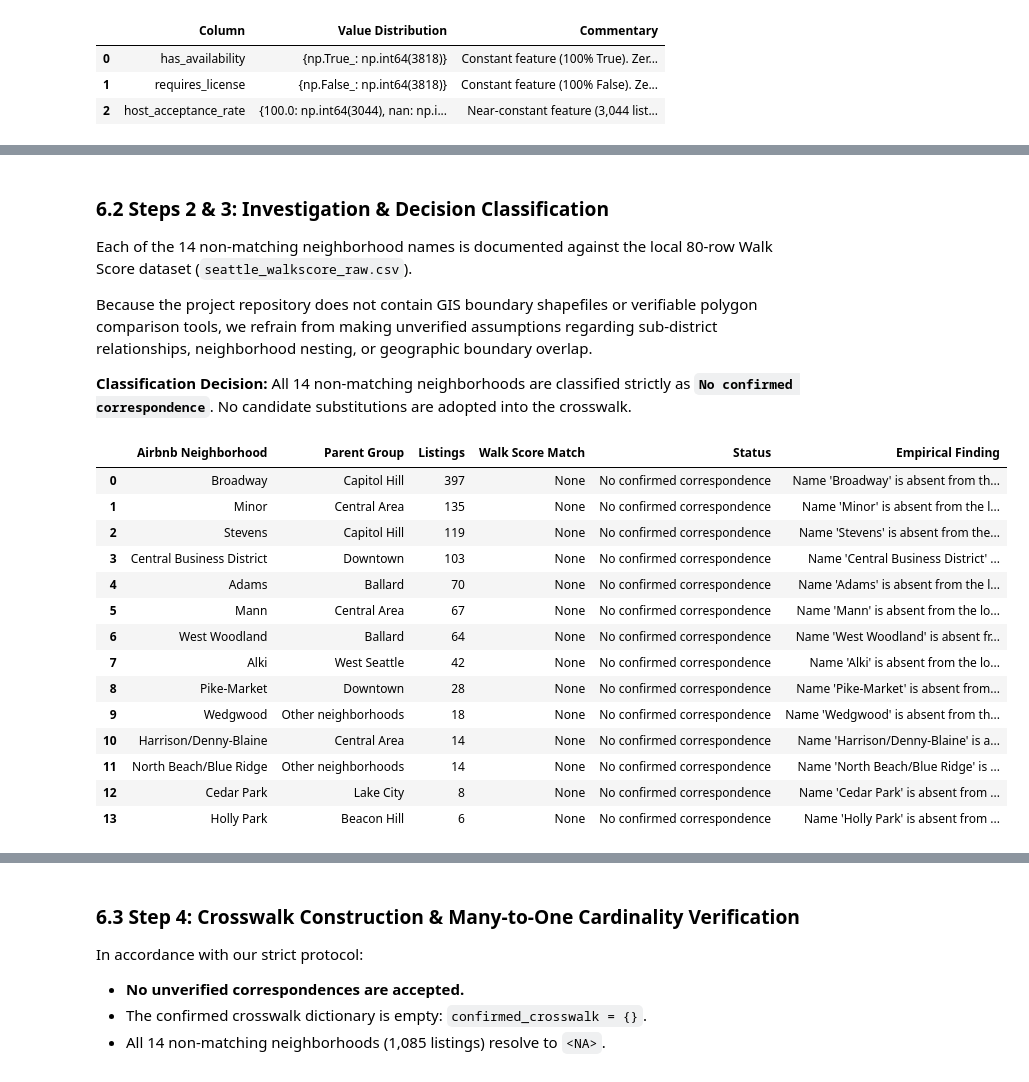
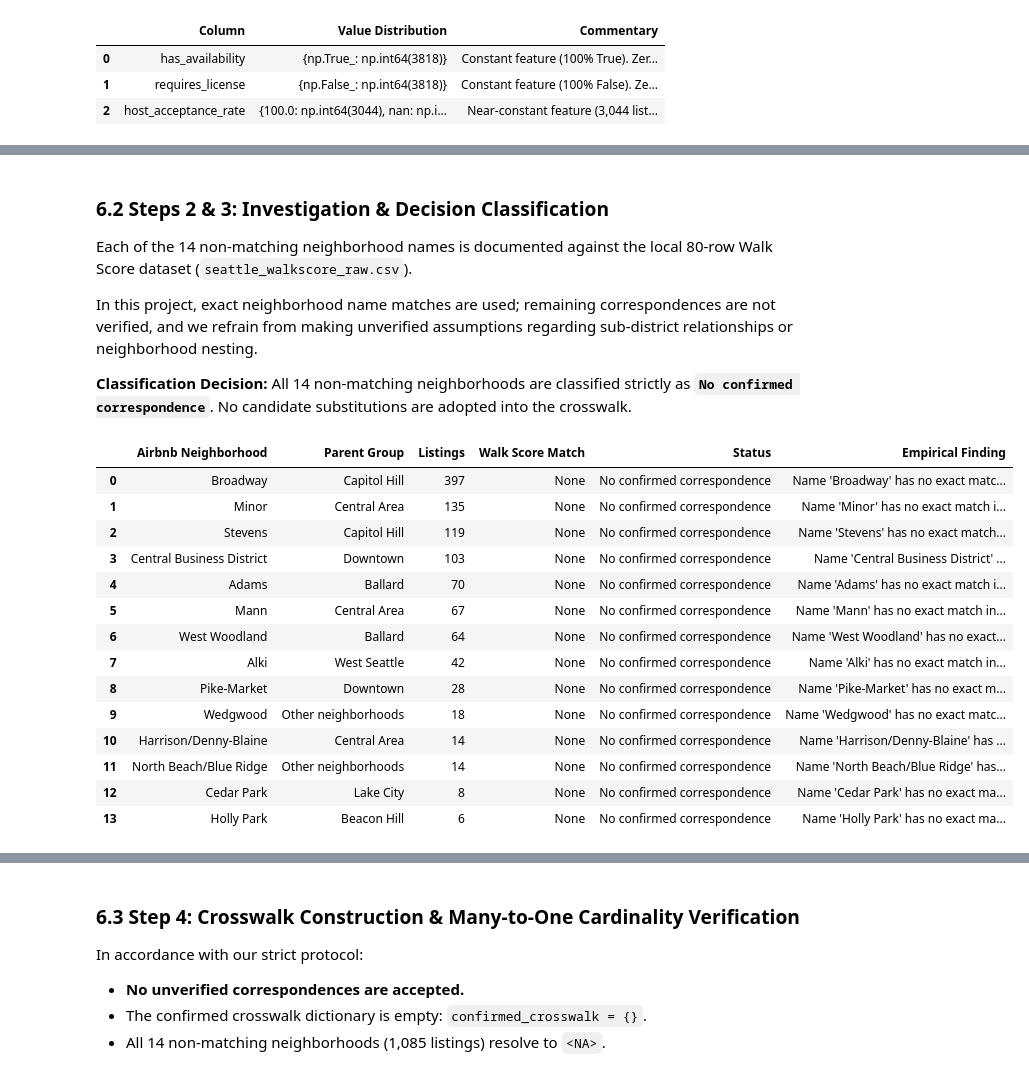
Before and after one commit to Rett-Kinsey/seattle-airbnb-ml, a Jupyter notebook: notebooks/02_data_cleaning_integration.ipynb, the cells around one changed output, grey strips where cells are left out. Saved outputs shown, nothing was run; the diff lists cells and outputs as text; code cells hidden in the pictures.

```diff
--- a/notebooks/02_data_cleaning_integration.ipynb
+++ b/notebooks/02_data_cleaning_integration.ipynb
@@ -518,60 +515,60 @@ Identified 14 unmapped neighborhoods representing 1,085 listings (28.42% of tota
 
 Each of the 14 non-matching neighborhood names is documented against the local 80-row Walk Score dataset (`seattle_walkscore_raw.csv`).
 
-Because the project repository does not contain GIS boundary shapefiles or verifiable polygon comparison tools, we refrain from making unverified assumptions regarding sub-district relationships, neighborhood nesting, or geographic boundary overlap.
+In this project, exact neighborhood name matches are used; remaining correspondences are not verified, and we refrain from making unverified assumptions regarding sub-district relationships or neighborhood nesting.
 
 **Classification Decision:**
 All 14 non-matching neighborhoods are classified strictly as **`No confirmed correspondence`**. No candidate substitutions are adopted into the crosswalk.
 # %%
 # Construct Decision Classification Table for all 14 unmapped neighborhoods
-# Strictly objective: no unverified CRA numbers, no proximity claims, no assumed nesting
+# Strictly objective: no unverified external definitions, no proximity claims, no assumed nesting
 unmatched_hoods_list = sorted(list(unmatched_airbnb))
 
 classification_records = []
 for hood in unmatched_hoods_list:
     cnt = int((listings_clean['neighbourhood_cleansed'] == hood).sum())
     parent_grp = listings_clean.loc[listings_clean['neighbourhood_cleansed'] == hood, 'neighbourhood_group_cleansed'].iloc[0]
     classification_records.append({
         'Airbnb Neighborhood': hood,
         'Parent Group': parent_grp,
         'Listings': cnt,
         'Walk Score Match': 'None',
         'Status': 'No confirmed correspondence',
-        'Empirical Finding': f"Name '{hood}' is absent from the local 80-row Walk Score CSV (seattle_walkscore_raw.csv). Geographic boundary equivalence cannot be established without GIS polygon proof."
+        'Empirical Finding': f"Name '{hood}' has no exact match in seattle_walkscore_raw.csv; remaining neighborhood correspondences are not verified."
     })
 
 df_classification = pd.DataFrame(classification_records).sort_values(by='Listings', ascending=False).reset_index(drop=True)
 display(df_classification)
 
 # Status distribution table (dynamically calculated)
 status_agg = (
     df_classification.groupby('Status')
     .agg(
         Neighborhoods=('Airbnb Neighborhood', 'count'),
         Listings=('Listings', 'sum')
     )
     .reset_index()
 )
 status_agg['Pct of Unmapped Listings (1,085)'] = (status_agg['Listings'] / df_classification['Listings'].sum() * 100).round(2).astype(str) + '%'
 status_agg['Pct of Unmapped Neighborhoods (14)'] = (status_agg['Neighborhoods'] / len(df_classification) * 100).round(2).astype(str) + '%'
 status_agg['Pct of Total Sample (3,818)'] = (status_agg['Listings'] / len(listings_clean) * 100).round(2).astype(str) + '%'
 display(status_agg)
 # %% [output]
 |  | Airbnb Neighborhood | Parent Group | Listings | Walk Score Match | Status | Empirical Finding |
-| 0 | Broadway | Capitol Hill | 397 | None | No confirmed correspondence | Name 'Broadway' is absent from th... |
-| 1 | Minor | Central Area | 135 | None | No confirmed correspondence | Name 'Minor' is absent from the l... |
-| 2 | Stevens | Capitol Hill | 119 | None | No confirmed correspondence | Name 'Stevens' is absent from the... |
+| 0 | Broadway | Capitol Hill | 397 | None | No confirmed correspondence | Name 'Broadway' has no exact matc... |
+| 1 | Minor | Central Area | 135 | None | No confirmed correspondence | Name 'Minor' has no exact match i... |
+| 2 | Stevens | Capitol Hill | 119 | None | No confirmed correspondence | Name 'Stevens' has no exact match... |
 | 3 | Central Business District | Downtown | 103 | None | No confirmed correspondence | Name 'Central Business District' ... |
-| 4 | Adams | Ballard | 70 | None | No confirmed correspondence | Name 'Adams' is absent from the l... |
-| 5 | Mann | Central Area | 67 | None | No confirmed correspondence | Name 'Mann' is absent from the lo... |
-| 6 | West Woodland | Ballard | 64 | None | No confirmed correspondence | Name 'West Woodland' is absent fr... |
-| 7 | Alki | West Seattle | 42 | None | No confirmed correspondence | Name 'Alki' is absent from the lo... |
-| 8 | Pike-Market | Downtown | 28 | None | No confirmed correspondence | Name 'Pike-Market' is absent from... |
-| 9 | Wedgwood | Other neighborhoods | 18 | None | No confirmed correspondence | Name 'Wedgwood' is absent from th... |
-| 10 | Harrison/Denny-Blaine | Central Area | 14 | None | No confirmed correspondence | Name 'Harrison/Denny-Blaine' is a... |
-| 11 | North Beach/Blue Ridge | Other neighborhoods | 14 | None | No confirmed correspondence | Name 'North Beach/Blue Ridge' is ... |
-| 12 | Cedar Park | Lake City | 8 | None | No confirmed correspondence | Name 'Cedar Park' is absent from ... |
-| 13 | Holly Park | Beacon Hill | 6 | None | No confirmed correspondence | Name 'Holly Park' is absent from ... |
+| 4 | Adams | Ballard | 70 | None | No confirmed correspondence | Name 'Adams' has no exact match i... |
+| 5 | Mann | Central Area | 67 | None | No confirmed correspondence | Name 'Mann' has no exact match in... |
+| 6 | West Woodland | Ballard | 64 | None | No confirmed correspondence | Name 'West Woodland' has no exact... |
+| 7 | Alki | West Seattle | 42 | None | No confirmed correspondence | Name 'Alki' has no exact match in... |
+| 8 | Pike-Market | Downtown | 28 | None | No confirmed correspondence | Name 'Pike-Market' has no exact m... |
+| 9 | Wedgwood | Other neighborhoods | 18 | None | No confirmed correspondence | Name 'Wedgwood' has no exact matc... |
+| 10 | Harrison/Denny-Blaine | Central Area | 14 | None | No confirmed correspondence | Name 'Harrison/Denny-Blaine' has ... |
+| 11 | North Beach/Blue Ridge | Other neighborhoods | 14 | None | No confirmed correspondence | Name 'North Beach/Blue Ridge' has... |
+| 12 | Cedar Park | Lake City | 8 | None | No confirmed correspondence | Name 'Cedar Park' has no exact ma... |
+| 13 | Holly Park | Beacon Hill | 6 | None | No confirmed correspondence | Name 'Holly Park' has no exact ma... |
 |  | Status | Neighborhoods | Listings | Pct of Unmapped Listings (1,085) | Pct of Unmapped Neighborhoods (14) | Pct of Total Sample (3,818) |
 | 0 | No confirmed correspondence | 14 | 1085 | 100.0% | 100.0% | 28.42% |
 # %% [markdown]
```
Also changed, not shown: parts of 19 cells of this notebook, 13 other files.
